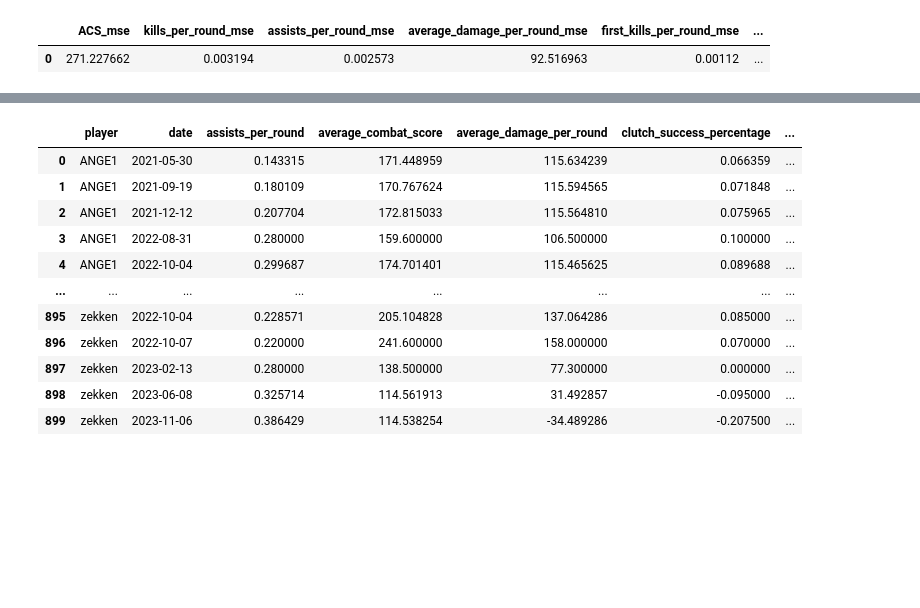
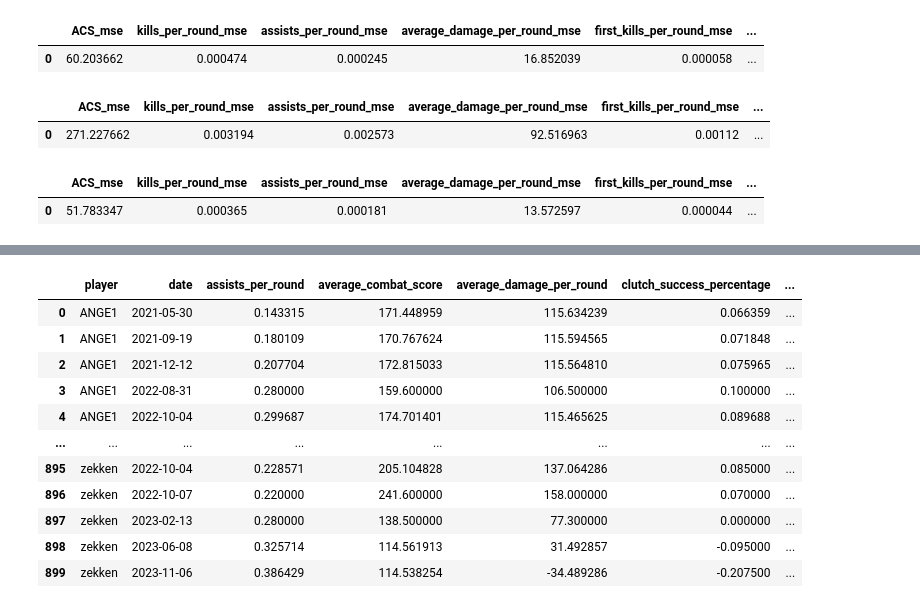
Before and after one commit to agbandong/valorant-boosted-tree, a Jupyter notebook: ACS_Prediction_Model_test.ipynb, the cells around one changed output, grey strips where cells are left out. Saved outputs shown, nothing was run; the diff lists cells and outputs as text; code cells hidden in the pictures; blank space fills up the shorter version.

Commit message:
Updated test_model

```diff
--- a/ACS_Prediction_Model_test.ipynb
+++ b/ACS_Prediction_Model_test.ipynb
@@ -42,17 +43,23 @@ def months_from_2021(dates):
     return months_from_Jan_2021
 # %%
 #Load models
+
 ACSmodelfilename = 'model.sav'
-featuremodeltreefilename = 'player_feature_models_linear.sav'
+featuremodeltreefilename = 'player_feature_models.sav'
+
 model = pickle.load(open(ACSmodelfilename, 'rb'))
 player_feature_models = pickle.load(open(featuremodeltreefilename, 'rb'))
+player_feature_models_linear = pickle.load(open('player_feature_models_linear.sav', 'rb'))
+player_feature_models_XGB = pickle.load(open('player_feature_models_XGB.sav', 'rb'))
+
+feature_models = player_feature_models
 # %%
 #Predict Functions
 # %%
 def predict_player_feature(player, date, feature):
     date_array = [dateparse(date)]
     date_from_Jan_2021 = months_from_2021(date_array)
-    return player_feature_models.get(player).get(feature).predict(np.array([date_from_Jan_2021]))[0]
+    return feature_models.get(player).get(feature).predict(np.array([date_from_Jan_2021]))[0]
 # %%
 def predict_players_values(players_and_dates):
     players_and_dates = players_and_dates.assign(months_from_Jan_2021 = months_from_2021(players_and_dates['date']))
@@ -82,18 +89,33 @@ def all_players_date(dates_used):
     players_dates_pd = pd.DataFrame(index = index).reset_index()
     players_dates_pd['date'] = pd.to_datetime(players_dates_pd['date'])
     return players_dates_pd
-# %%
-#Test tree model
-model_mse = pd.DataFrame()
-prediction_features = predict_players_values(data[['player', 'date']])
-prediction_ACS = predictACS(data[['player', 'date']])
-model_mse['ACS_mse'] = [mean_squared_error(data['average_combat_score'], prediction_ACS)]
-for feature in features:
-    model_mse[feature + '_mse'] = [mean_squared_error(data[feature], prediction_features[feature])]
-model_mse
-# %% [output]
-|  | ACS_mse | kills_per_round_mse | assists_per_round_mse | average_damage_per_round_mse | first_kills_per_round_mse | ... |
-| 0 | 271.227662 | 0.003194 | 0.002573 | 92.516963 | 0.00112 | ... |
+# %%
+#Test models
+def test_model(feature_models_chosen=player_feature_models):
+    global feature_models
+    feature_models = feature_models_chosen
+    model_mse = pd.DataFrame()
+    prediction_features = predict_players_values(data[['player', 'date']])
+    prediction_ACS = predictACS(data[['player', 'date']])
+    model_mse['ACS_mse'] = [mean_squared_error(data['average_combat_score'], prediction_ACS)]
+    for feature in features:
+        model_mse[feature + '_mse'] = [mean_squared_error(data[feature], prediction_features[feature])]
+    return model_mse
+# %%
+test_model()
+# %% [output]
+|  | ACS_mse | kills_per_round_mse | assists_per_round_mse | average_damage_per_round_mse | first_kills_per_round_mse | ... |
+| 0 | 60.203662 | 0.000474 | 0.000245 | 16.852039 | 0.000058 | ... |
+# %%
+test_model(player_feature_models_linear)
+# %% [output]
+|  | ACS_mse | kills_per_round_mse | assists_per_round_mse | average_damage_per_round_mse | first_kills_per_round_mse | ... |
+| 0 | 271.227662 | 0.003194 | 0.002573 | 92.516963 | 0.00112 | ... |
+# %%
+test_model(player_feature_models_XGB)
+# %% [output]
+|  | ACS_mse | kills_per_round_mse | assists_per_round_mse | average_damage_per_round_mse | first_kills_per_round_mse | ... |
+| 0 | 51.783347 | 0.000365 | 0.000181 | 13.572597 | 0.000044 | ... |
 # %%
 # Actual vs Predicted graph
 
```
Also changed, not shown: parts of 2 cells of this notebook.
